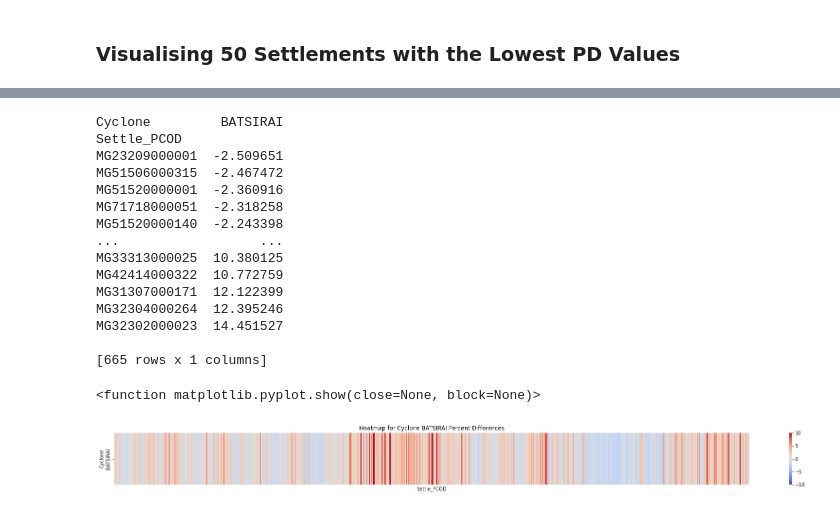
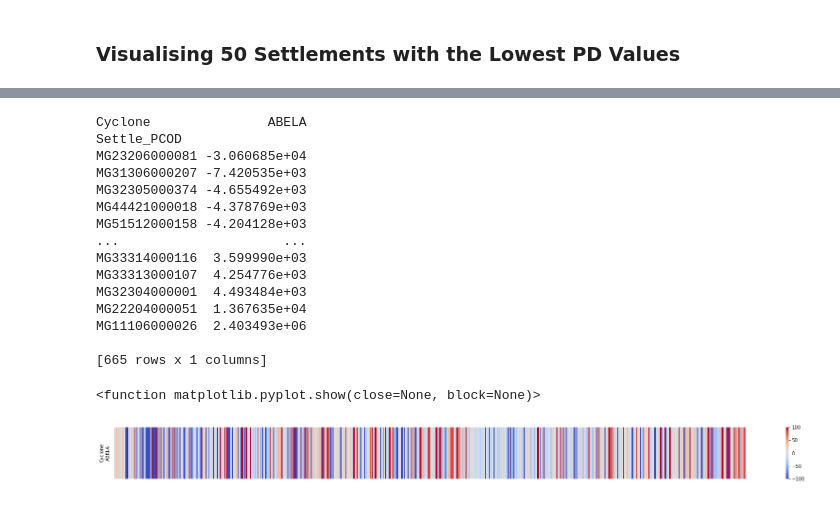
Before and after one commit to nafroze/Cylone-heatmaps, a Jupyter notebook: slope_plots.ipynb, the cells around one changed output, grey strips where cells are left out. Drawn from its saved outputs; the diff is of its cells as text; code cells hidden in the pictures.

```diff
--- a/slope_plots.ipynb
+++ b/slope_plots.ipynb
@@ -10,9 +11,9 @@ from sklearn.linear_model import LinearRegression
 import calendar
 # %%
 #Setting directory and read csv output from the GEE
-belmontdir = "C:/Users/Nazia/Documents/OSU/Belmont/PlotData/"
+belmontdir2 = "C:/Users/Nazia/Documents/OSU/Belmont/PlotData2/"
 doyNTL_allgrid3 = "allNTL_allgrid3_props.csv"
-df_allntl = pd.read_csv(belmontdir + doyNTL_allgrid3)
+df_allntl = pd.read_csv(belmontdir2 + doyNTL_allgrid3)
 
 # Convert 'YYYY_MM_DD' column to datetime
 df_allntl['YYYY_MM_DD'] = pd.to_datetime(df_allntl['YYYY_MM_DD'])
@@ -24,7 +25,7 @@ df_allntl['YYYY_MM_DD'] = pd.to_datetime(df_allntl['YYYY_MM_DD'])
 date_df = df_allntl.pivot(index='settl_pcod', columns='YYYY_MM_DD', values='NTLmean')
 
 # Save the modified DataFrame to a CSV file
-output_file = belmontdir + "allNTL_allgrid3_datetime.csv"
+output_file = belmontdir2 + "allNTL_allgrid3_datetime.csv"
 date_df.to_csv(output_file, index=True)  # Set index=True to include 'settl_pcod' in the CSV
 # %%
 date_df
@@ -45,7 +46,7 @@ date_df
 665 rows × 4341 columns
 # %%
 # Next up is the cyclone track data
-cyclone_track_gdf = gpd.read_file(belmontdir+"MadTrack_SegmentID_DATE.shp")
+cyclone_track_gdf = gpd.read_file(belmontdir2 +"MadTrack_SegmentID_DATE.shp")
 #print(cyclone_track_gdf.columns)
 columns_to_keep = ['NAME', 'DATE', 'Segment_ID', 'NATURE']
 onset_df = cyclone_track_gdf[columns_to_keep]
@@ -149,11 +181,11 @@ for idx, row in final_df.iterrows():
 # %%
-# Ensure the relevant columns are in a numeric format for calculation
-final_df['cyclone_pre_average'] = pd.to_numeric(final_df['cyclone_pre_average'], errors='coerce')
-final_df['cyclone_post_average'] = pd.to_numeric(final_df['cyclone_post_average'], errors='coerce')
+# # Ensure the relevant columns are in a numeric format for calculation
+# final_df['cyclone_pre_average'] = pd.to_numeric(final_df['cyclone_pre_average'], errors='coerce')
+# final_df['cyclone_post_average'] = pd.to_numeric(final_df['cyclone_post_average'], errors='coerce')
 
-# Calculate the percent difference and add it as a new column
-final_df['cyclone_PD'] = ((final_df['cyclone_post_average'] - final_df['cyclone_pre_average']) / final_df['cyclone_pre_average']) * 100
-final_df['hist_cyclone_PD'] = ((final_df['hist_post_average'] - final_df['hist_pre_average']) / final_df['hist_pre_average']) * 100
+# # Calculate the percent difference and add it as a new column
+# final_df['cyclone_PD'] = ((final_df['cyclone_post_average'] - final_df['cyclone_pre_average']) / final_df['cyclone_pre_average']) * 100
+# final_df['hist_cyclone_PD'] = ((final_df['hist_post_average'] - final_df['hist_pre_average']) / final_df['hist_pre_average']) * 100
 
-final_df['PD'] =  final_df['cyclone_PD'] - final_df['hist_cyclone_PD']
-final_df
+# final_df['PD'] =  final_df['cyclone_PD'] - final_df['hist_cyclone_PD']
+# final_df
@@ -180,5 +226,5 @@ print("CSV file 'value_all_data.csv' has been created.")
 CSV file 'value_all_data.csv' has been created.
 # %%
 # Creating a pivot table for visualization
-pivot_df = final_df.pivot("Cyclone", "Settle_PCOD", "PD")
-pivot_df
+pivot_df = final_df.pivot("Cyclone", "Settle_PCOD", "slope_diff_change_PD")
+# pivot_df
@@ -391,37 +411,37 @@ plt.show()
 # %%
 # Filtering the DataFrame to only include BATSIRAI
-df_cyclone = pivot_df.loc[["BATSIRAI"]]
+df_cyclone = pivot_df.loc[["ABELA"]]
 
 # Transpose df_batsirai to make settlements rows for easier sorting
 df_cyclone_transposed = df_cyclone.T
 
 # Sort the transposed DataFrame by its values (BATSIRAI's PD values) in ascending order
-df_cyclone_sorted = df_cyclone_transposed.sort_values(by="BATSIRAI")
+df_cyclone_sorted = df_cyclone_transposed.sort_values(by="ABELA")
 
 # Display the sorted DataFrame
 print(df_cyclone_sorted)
 # Visualizing the heatmap for BATSIRAI
 plt.figure(figsize=(30, 2))
-sns.heatmap(df_cyclone, cmap="coolwarm", xticklabels=False, yticklabels=True, annot=False, vmin=-10, vmax=10)
-plt.title("Heatmap for Cyclone BATSIRAI Percent Differences")
-plt.xlabel("Settle_PCOD")
+sns.heatmap(df_cyclone, cmap="coolwarm", xticklabels=False, yticklabels=True, annot=False, vmin=-100, vmax=100)
+plt.title("")
+plt.xlabel("")
 plt.ylabel("Cyclone")
 plt.show
 # %% [output]
-Cyclone         BATSIRAI
+Cyclone               ABELA
 Settle_PCOD
-MG23209000001  -2.509651
-MG51506000315  -2.467472
-MG51520000001  -2.360916
-MG71718000051  -2.318258
-MG51520000140  -2.243398
-...                  ...
-MG33313000025  10.380125
-MG42414000322  10.772759
-MG31307000171  12.122399
-MG32304000264  12.395246
-MG32302000023  14.451527
+MG23206000081 -3.060685e+04
+MG31306000207 -7.420535e+03
+MG32305000374 -4.655492e+03
+MG44421000018 -4.378769e+03
+MG51512000158 -4.204128e+03
+...                     ...
+MG33314000116  3.599990e+03
+MG33313000107  4.254776e+03
+MG32304000001  4.493484e+03
+MG22204000051  1.367635e+04
+MG11106000026  2.403493e+06
 
 [665 rows x 1 columns]
 <function matplotlib.pyplot.show(close=None, block=None)>
-[figure, old version]
+[figure, new version]
```
Also changed, not shown: parts of 22 cells of this notebook.
